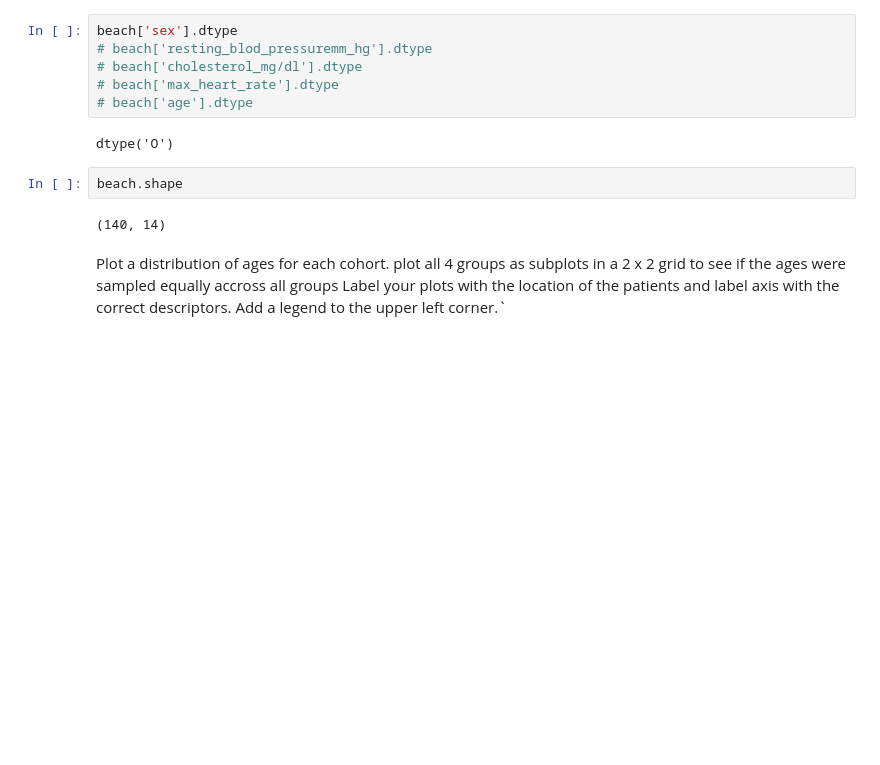
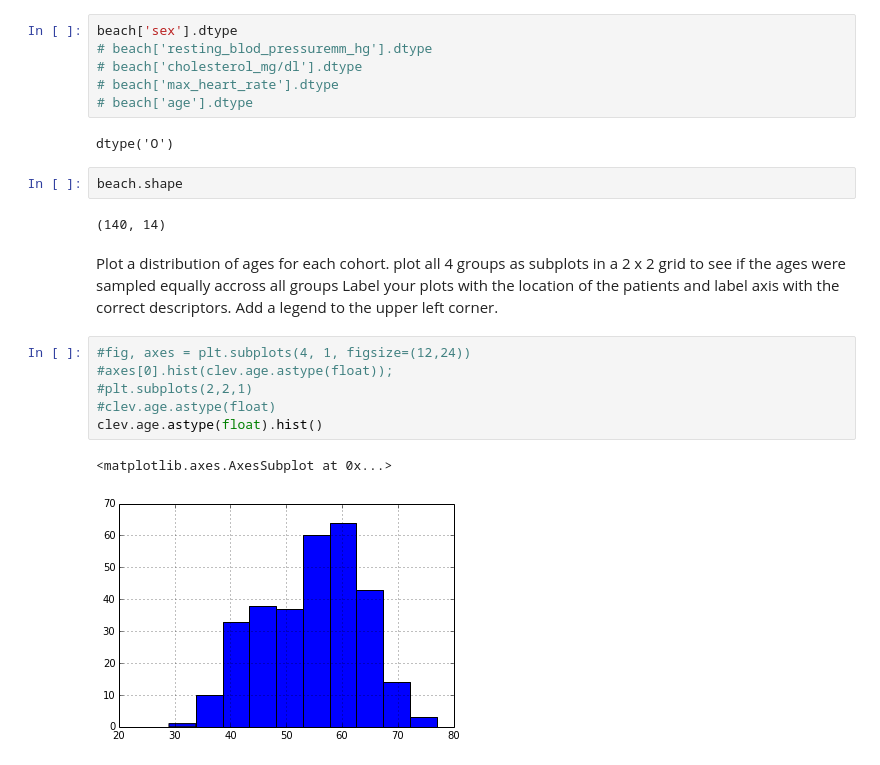
Before and after one commit to nyghtowl/Practice_Distributions, a Jupyter notebook: Dist_Review2.ipynb, the cells around one changed output. Cells and saved outputs as stored; diff of their text form; blank space fills up the shorter version.

Commit message:
Plot hist. Def different ways to do this if through pandas or matplot.

```diff
--- a/Dist_Review2.ipynb
+++ b/Dist_Review2.ipynb
@@ -45,4 +46,13 @@ beach.shape
 # %% [output]
 (140, 14)
 # %% [markdown]
-Plot a distribution of ages for each cohort. plot all 4 groups as subplots in a 2 x 2 grid to see if the ages were sampled equally accross all groups Label your plots with the location of the patients and label axis with the correct descriptors. Add a legend to the upper left corner.`
+Plot a distribution of ages for each cohort. plot all 4 groups as subplots in a 2 x 2 grid to see if the ages were sampled equally accross all groups Label your plots with the location of the patients and label axis with the correct descriptors. Add a legend to the upper left corner.
+# %%
+#fig, axes = plt.subplots(4, 1, figsize=(12,24))
+#axes[0].hist(clev.age.astype(float));
+#plt.subplots(2,2,1)
+#clev.age.astype(float)
+clev.age.astype(float).hist()
+# %% [output]
+<matplotlib.axes.AxesSubplot at 0x...>
+[figure, added]
```
Also changed, not shown: parts of 4 cells of this notebook, 1 other file.
